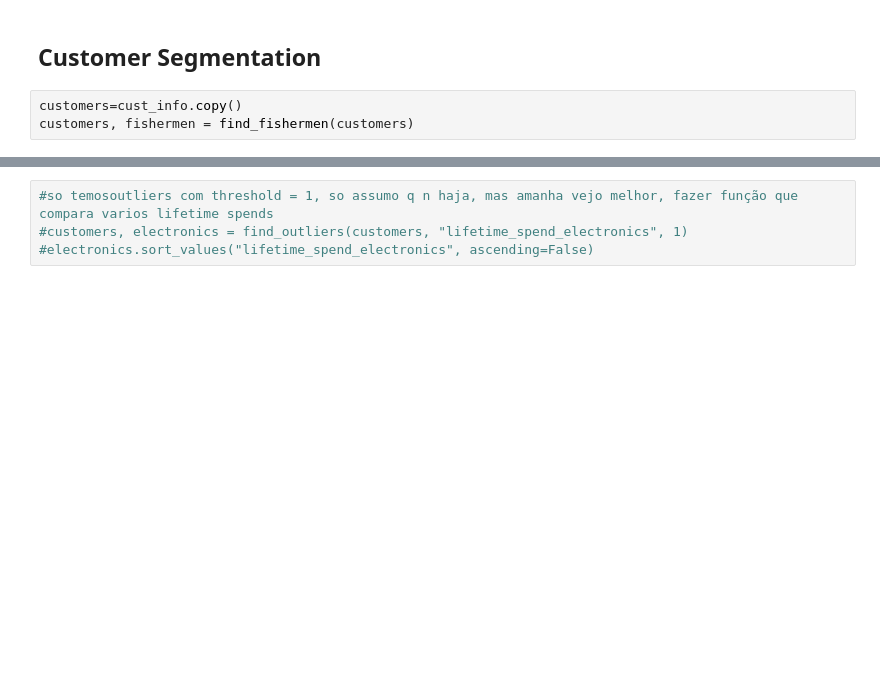
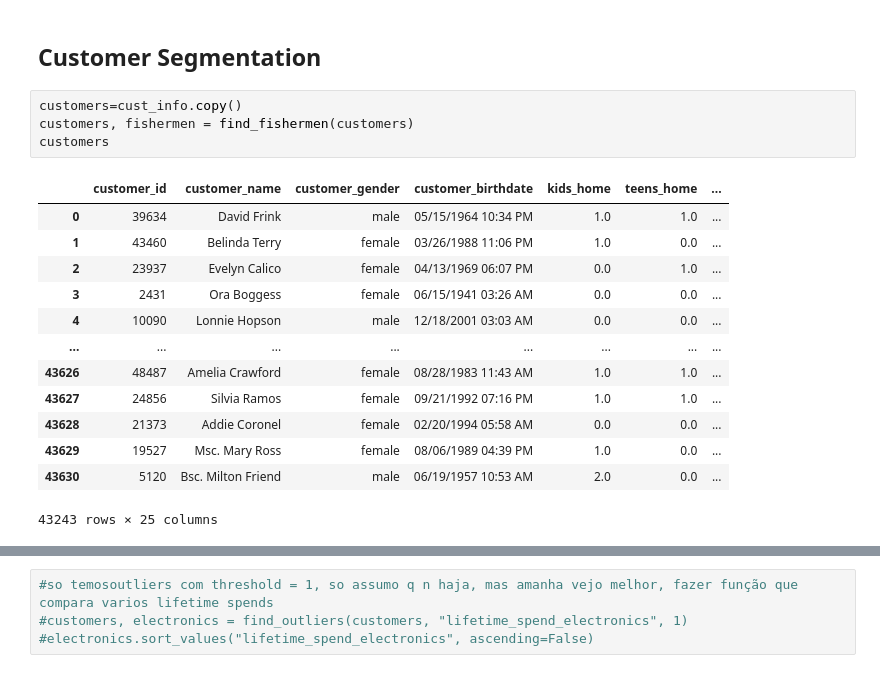
Before and after one commit to mitoma10110/ML2_Project, a Jupyter notebook: main.ipynb, the cells around one changed output, grey strips where cells are left out. Drawn from its saved outputs; the diff is of its cells as text; blank space fills up the shorter version.

```diff
--- a/main.ipynb
+++ b/main.ipynb
@@ -245,4 +245,19 @@ Correlations and relationships:
 # %%
 customers=cust_info.copy()
 customers, fishermen = find_fishermen(customers)
+customers
+# %% [output]
+|  | customer_id | customer_name | customer_gender | customer_birthdate | kids_home | teens_home | ... |
+| 0 | 39634 | David Frink | male | 05/15/1964 10:34 PM | 1.0 | 1.0 | ... |
+| 1 | 43460 | Belinda Terry | female | 03/26/1988 11:06 PM | 1.0 | 0.0 | ... |
+| 2 | 23937 | Evelyn Calico | female | 04/13/1969 06:07 PM | 0.0 | 1.0 | ... |
+| 3 | 2431 | Ora Boggess | female | 06/15/1941 03:26 AM | 0.0 | 0.0 | ... |
+| 4 | 10090 | Lonnie Hopson | male | 12/18/2001 03:03 AM | 0.0 | 0.0 | ... |
+| ... | ... | ... | ... | ... | ... | ... | ... |
+| 43626 | 48487 | Amelia Crawford | female | 08/28/1983 11:43 AM | 1.0 | 1.0 | ... |
+| 43627 | 24856 | Silvia Ramos | female | 09/21/1992 07:16 PM | 1.0 | 1.0 | ... |
+| 43628 | 21373 | Addie Coronel | female | 02/20/1994 05:58 AM | 0.0 | 0.0 | ... |
+| 43629 | 19527 | Msc. Mary Ross | female | 08/06/1989 04:39 PM | 1.0 | 0.0 | ... |
+| 43630 | 5120 | Bsc. Milton Friend | male | 06/19/1957 10:53 AM | 2.0 | 0.0 | ... |
+43243 rows × 25 columns
 # %%
```
Also changed, not shown: parts of 2 cells of this notebook, 1 other file.
